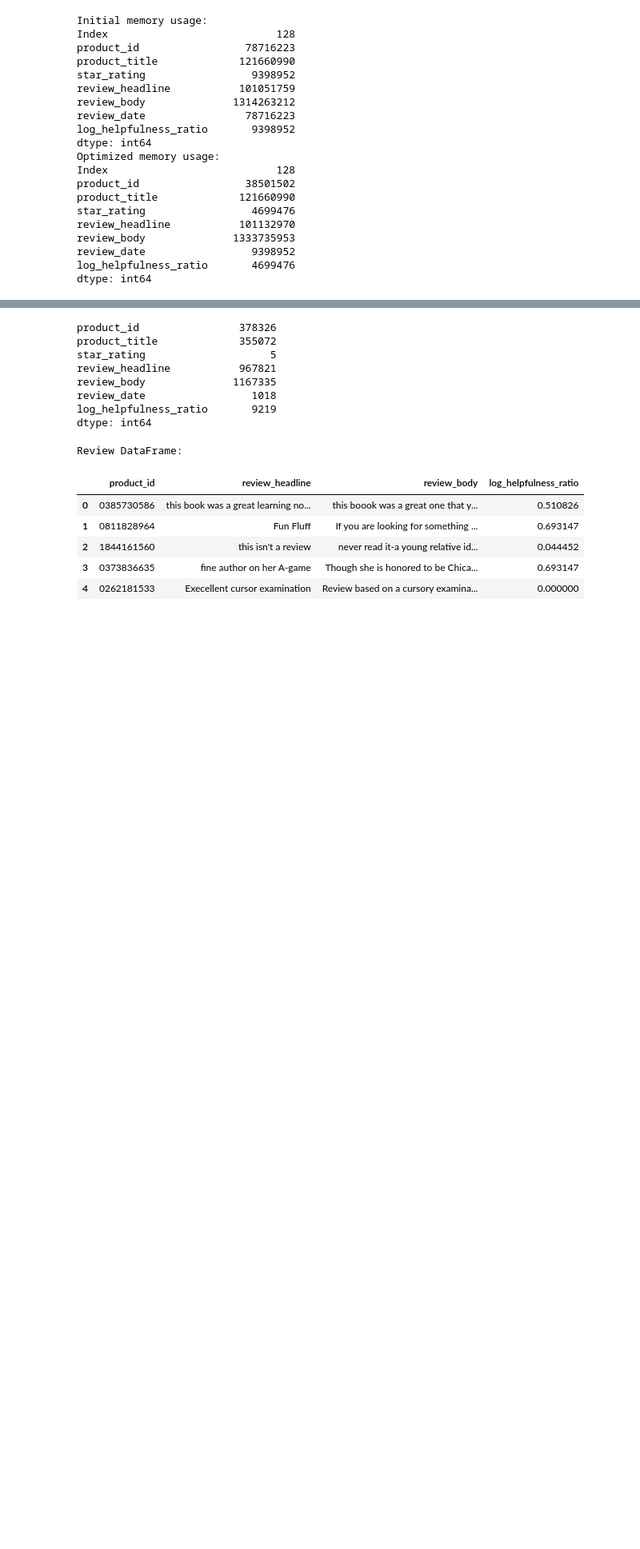
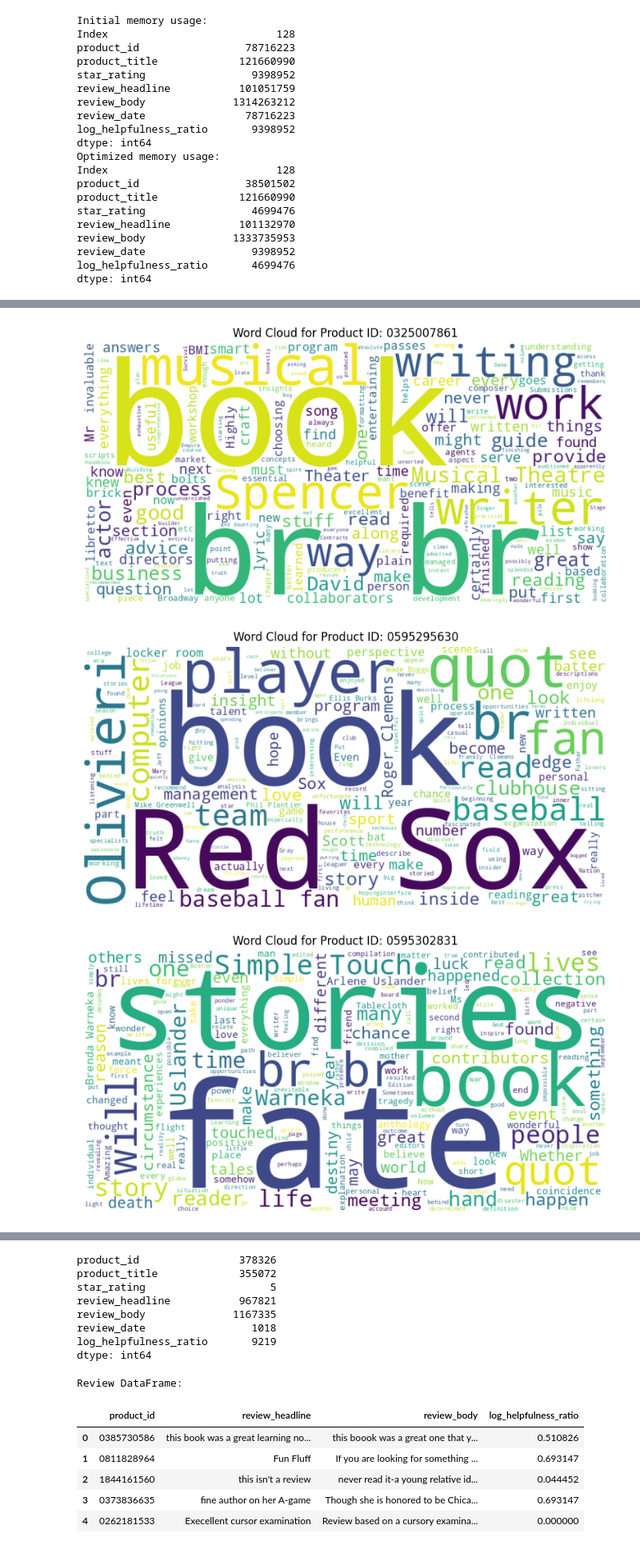
Before and after one commit to rameshs-data/AmazonReview_UsefulnessRanker, a Jupyter notebook: AmazonReview_UsefulnessRanker.ipynb, the cells around one changed output, grey strips where cells are left out. Shown at 80% size. Drawn from its saved outputs; the diff is of its cells as text; code cells hidden in the pictures; blank space fills up the shorter version.

```diff
--- a/AmazonReview_UsefulnessRanker.ipynb
+++ b/AmazonReview_UsefulnessRanker.ipynb
@@ -515,0 +490,23 @@ dtype: int64
+# %%
+# Looking at word cloud of top product reviews
+top_products = book_df.groupby('product_id')['log_helpfulness_ratio'].mean().nlargest(5).index
+top_reviews = book_df[book_df['product_id'].isin(top_products)]
+
+# Function to create a word cloud for a specific product
+def plot_word_cloud(product_id):
+    product_reviews = ' '.join(top_reviews[top_reviews['product_id'] == product_id]['review_body'])
+    wordcloud = WordCloud(width=800, height=400, background_color='white').generate(product_reviews)
+
+    plt.figure(figsize=(10, 5))
+    plt.imshow(wordcloud, interpolation='bilinear')
+    plt.axis('off')
+    plt.title(f'Word Cloud for Product ID: {product_id}')
+    plt.show()
+
+# Generate word clouds for the top products
+for product in top_products:
+    plot_word_cloud(product)
+# %% [output]
+[figure, added]
+[figure, added]
+[figure, added]
```
Also changed, not shown: parts of 44 cells of this notebook.
